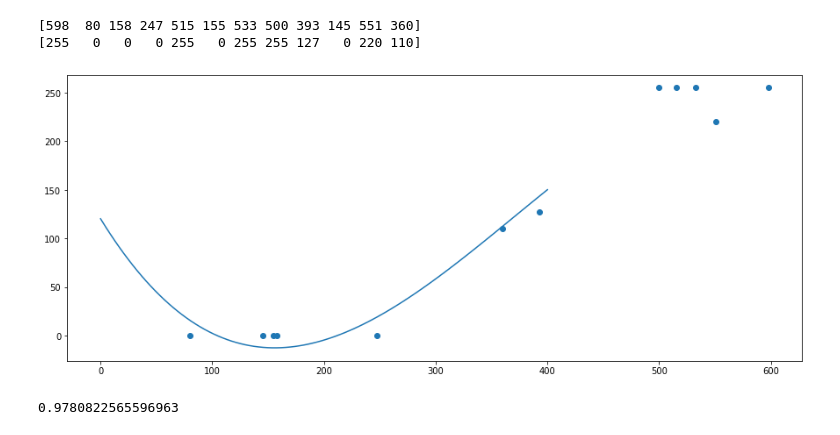
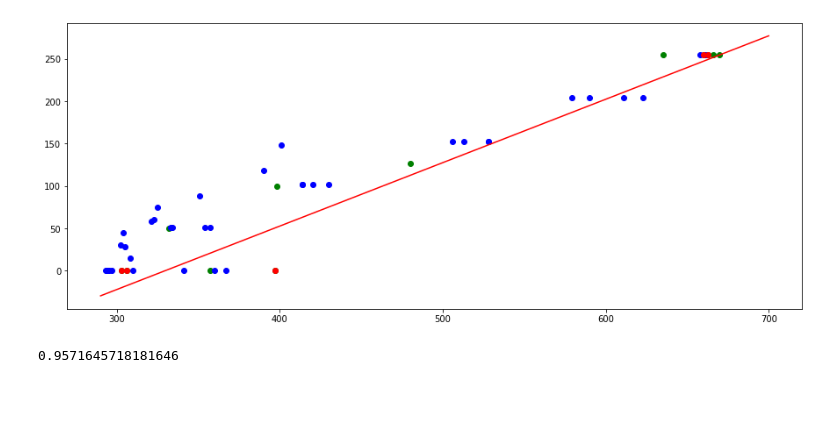
Before and after one commit to KCSAbeywickrama/rgb-g2, a Jupyter notebook: calibration/algo/regr.ipynb, the cells around one changed output. Cells and saved outputs as stored; diff of their text form; code cells hidden in the pictures; blank space fills up the shorter version.

Commit message:
draw graphs

```diff
--- a/calibration/algo/regr.ipynb
+++ b/calibration/algo/regr.ipynb
@@ -3,12 +3,3 @@ import numpy as np
 import matplotlib.pyplot as plt
 from scipy import stats
 from sklearn.metrics import r2_score
-# %%
-with open("..\data\stage2\dataset1.txt") as fl:
-    calib_data=fl.read().split('\n\n')
-
-ex=np.array([tuple(map(int,line.split('\n')[0].split(','))) for line in calib_data])
-rd=np.array([tuple(map(int,line.split('\n')[1].split(','))) for line in calib_data])
-
-print(ex)
-print(rd)
@@ -86,9 +5,0 @@ print(r2_score(y, mymodel(x)))
-# %%
-with open("..\data\stage2\dataset2.txt") as fl:
-    calib_data=fl.read().split('\n\n')
-
-ex=np.array([tuple(map(int,line.split('\n')[0].split(','))) for line in calib_data])
-rd=np.array([tuple(map(int,line.split('\n')[1].split(','))) for line in calib_data])
-
-print(ex)
-print(rd)
@@ -241,20 +38,28 @@ print(r2_score(y, mymodel(x)))
-# %%
-# BLUE
-y=np.split(ex,3,1)[2].reshape(12)
-x=np.split(rd,3,1)[2].reshape(12)
-
-print(x,y,sep='\n')
-mymodel = np.poly1d(np.polyfit(x, y, 3))
-
-myline = np.linspace(0, 400, 100)
-plt.figure(figsize=(15, 6))
-plt.scatter(x, y)
-plt.plot(myline, mymodel(myline))
-plt.show()
-
-print(r2_score(y, mymodel(x)))
-# %% [output]
-[598  80 158 247 515 155 533 500 393 145 551 360]
-[255   0   0   0 255   0 255 255 127   0 220 110]
-[figure, removed]
-0.9780822565596963
+# %%
+# RED
+i=0
+plt.figure(figsize=(15, 6))
+
+data1_y=np.split(data1_ex,3,1)[i].reshape(12)
+data1_x=np.split(data1_rd,3,1)[i].reshape(12)
+plt.scatter(data1_x,data1_y,c="green")
+
+data2_y=np.split(data2_ex,3,1)[i].reshape(36)
+data2_x=np.split(data2_rd,3,1)[i].reshape(36)
+plt.scatter(data2_x,data2_y,c="blue")
+
+
+calib_y=np.split(calib_ex,3,1)[i].reshape(5)
+calib_x=np.split(calib_rd,3,1)[i].reshape(5)
+
+calib_model = np.poly1d(np.polyfit(calib_x, calib_y, 1))
+calib_line = np.linspace(290, 700, 100)
+plt.plot(calib_line, calib_model(calib_line),c="red")
+plt.scatter(calib_x, calib_y,c="red")
+
+plt.show()
+
+print(r2_score(calib_y, calib_model(calib_x)))
+# %% [output]
+[figure, added]
+0.9571645718181646
```
Also changed, not shown: parts of 13 cells of this notebook, 4 other files.
